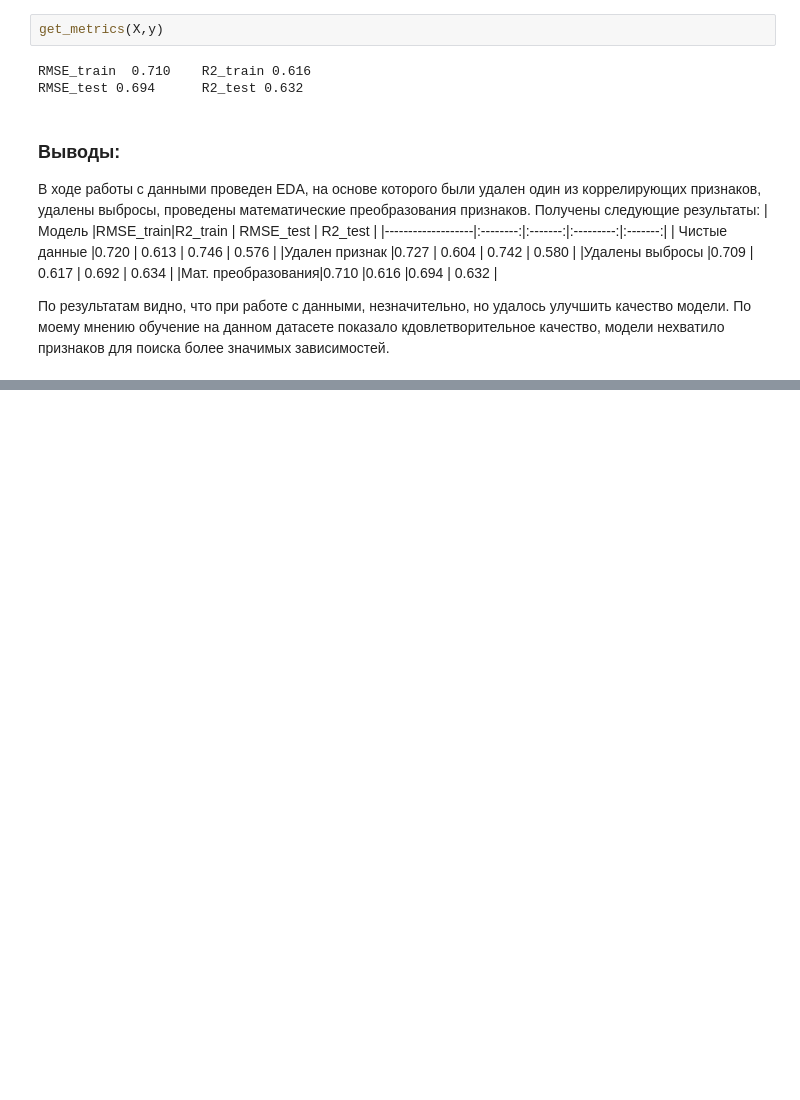
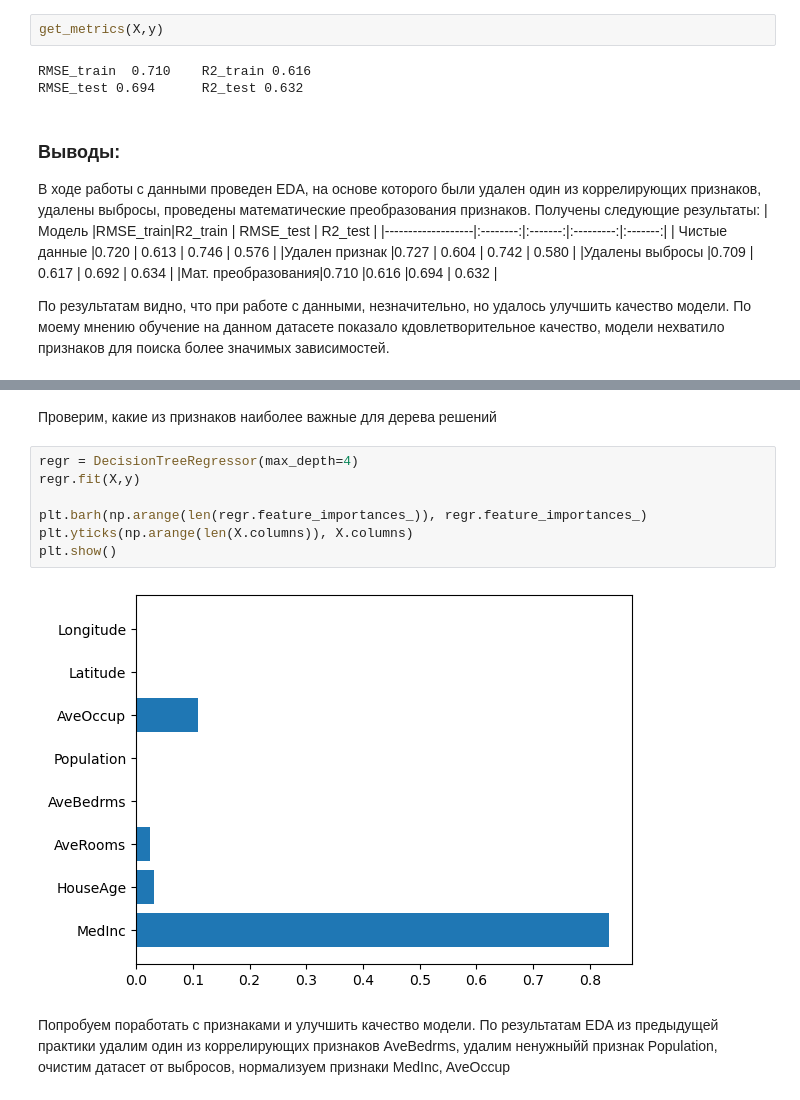
Before and after one commit to VyacheslavGusev/Machine_Lerning, a Jupyter notebook: ML_practice.ipynb, the cells around one changed output, grey strips where cells are left out. Cells and saved outputs as stored; diff of their text form; blank space fills up the shorter version.

```diff
--- a/ML_practice.ipynb
+++ b/ML_practice.ipynb
@@ -1587,0 +1704,13 @@ RMSE_test 0.694      R2_test 0.632
+# %% [markdown]
+Проверим, какие из признаков наиболее важные для дерева решений
+# %%
+regr = DecisionTreeRegressor(max_depth=4)
+regr.fit(X,y)
+
+plt.barh(np.arange(len(regr.feature_importances_)), regr.feature_importances_)
+plt.yticks(np.arange(len(X.columns)), X.columns)
+plt.show()
+# %% [output]
+[figure, added]
+# %% [markdown]
+Попробуем поработать с признаками и улучшить качество модели. По результатам EDA из предыдущей практики удалим один из коррелирующих признаков AveBedrms, удалим ненужныйй признак Population, очистим датасет от выбросов, нормализуем признаки MedInc, AveOccup
```
Also changed, not shown: parts of 41 cells of this notebook.
